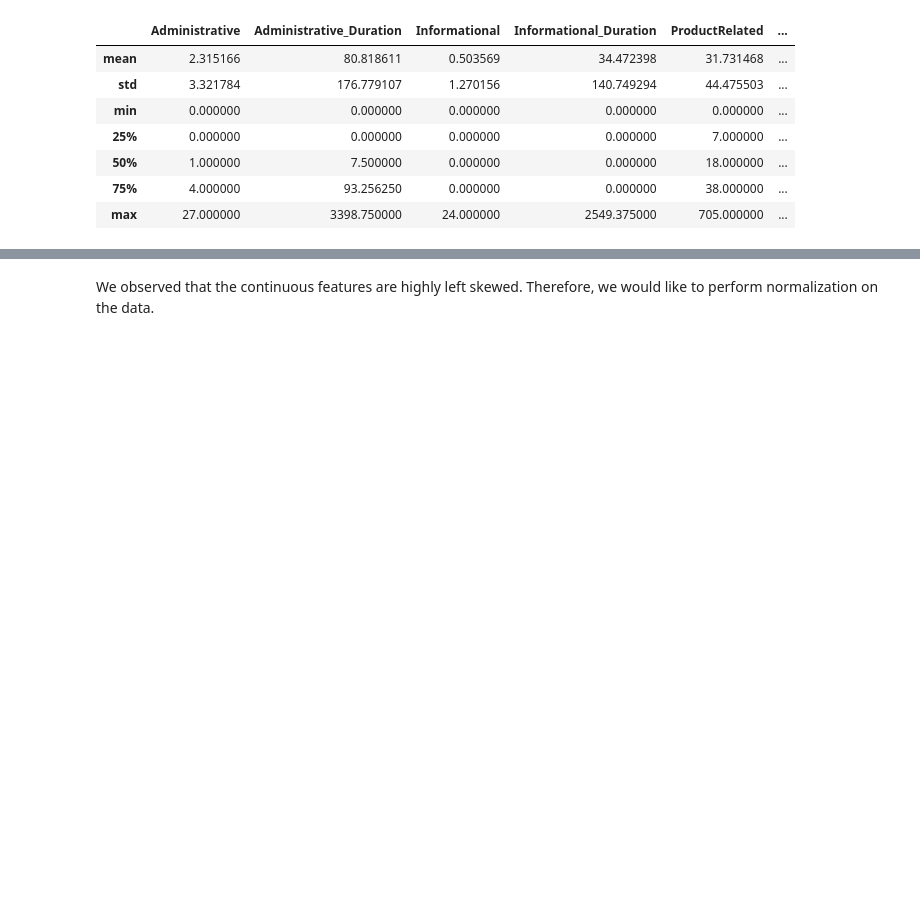
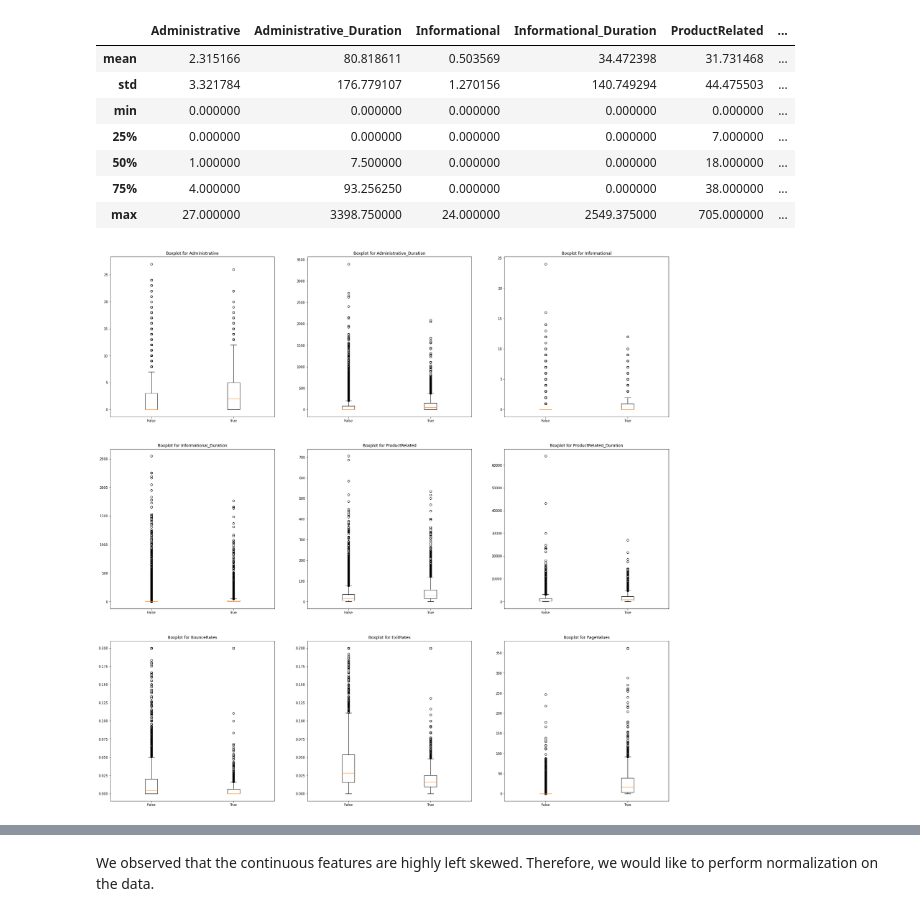
Before and after one commit to hea0516/shopping_intention_classification, a Jupyter notebook: src/data_preprocessing.ipynb, the cells around one changed output, grey strips where cells are left out. Cells and saved outputs as stored; diff of their text form; code cells hidden in the pictures; blank space fills up the shorter version.

```diff
--- a/src/data_preprocessing.ipynb
+++ b/src/data_preprocessing.ipynb
@@ -178,3 +181,16 @@ Summary Statistics
 | 50% | 1.000000 | 7.500000 | 0.000000 | 0.000000 | 18.000000 | ... |
 | 75% | 4.000000 | 93.256250 | 0.000000 | 0.000000 | 38.000000 | ... |
 | max | 27.000000 | 3398.750000 | 24.000000 | 2549.375000 | 705.000000 | ... |
+# %%
+# 4.5 Use box plot to check if there is any outliers in features
+fig, axes = plt.subplots(3, 3, figsize=(30, 30))
+
+for idx, feature in enumerate(cts_data.columns[:len(cts_data.columns)]):
+    row = idx // 3
+    col = idx % 3
+    # axes[row, col].boxplot(data[feature])
+    axes[row, col].boxplot([data[data['Revenue']==0][feature], data[data['Revenue']==1][feature]])
+    axes[row, col].set_xticklabels(["False", "True"])
+    axes[row, col].set_title("Boxplot for "+feature)
+# %% [output]
+[figure, added]
```
Also changed, not shown: parts of 19 cells of this notebook, 1 other file.
